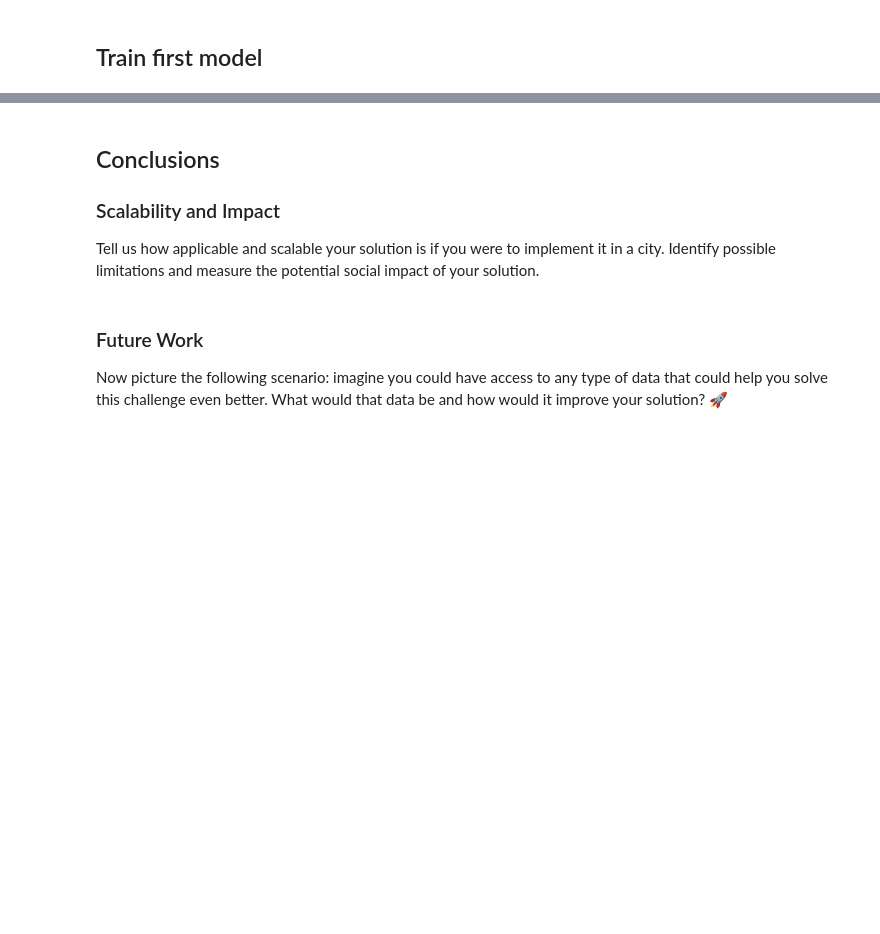
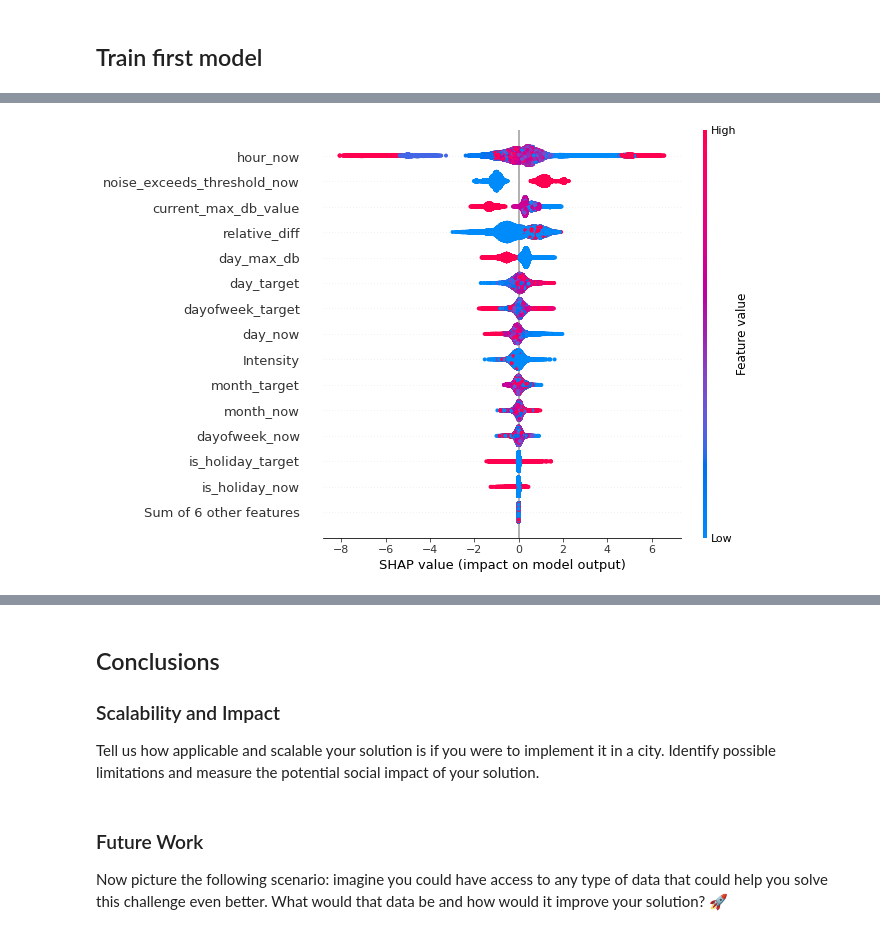
Before and after one commit to TiagoFilipeSousaGoncalves/wdl-tech-moguls, a Jupyter notebook: finals/Deliverable.ipynb, the cells around one changed output, grey strips where cells are left out. Drawn from its saved outputs; the diff is of its cells as text; code cells hidden in the pictures; blank space fills up the shorter version.

```diff
--- a/finals/Deliverable.ipynb
+++ b/finals/Deliverable.ipynb
@@ -337,7 +234,7 @@ for indice, row in sensor_list.iterrows():
     folium.Marker(
         location=[row["Lat"], row["Long"]],
         popup=row['address'],
-        icon=folium.Icon(color="red", icon='automobile', prefix='fa')
+        icon=folium.Icon(color="red", icon='volume-up', prefix='fa')
         ).add_to(m)
 
 m
@@ -458,6 +360,8 @@ COLS_TO_REMOVE = [
     'target_Intensity_24h',
     'date_col_Intensity',
     'noise_exceeds_threshold_target',
+    'Timestamp_trunc',
+    'complaint_followed'
     #'average_intensity_next_3h',
     #'noise_exceeds_threshold_target_2'
 ]
@@ -491,10 +430,10 @@ y_train = X_train['noise_exceeds_threshold_target']
 
 # We train an XGBoost Regressor.
 # Since it is a decision tree, it becomes easier to explain the decisions of our model
-xgb = XGBClassifier(n_estimators=100)
+xgb_noise = XGBClassifier(n_estimators=100)
 
 # We train our model
-xgb.fit(X_train[COLS_TO_KEEP].fillna(9999).astype(float), y_train)
+xgb_noise.fit(X_train[COLS_TO_KEEP].fillna(9999).astype(float), y_train)
 
-y_pred = xgb.predict_proba(X_test[COLS_TO_KEEP].fillna(9999).astype(float))
-X_test['pred_score'] = y_pred[:, 1]
+y_pred = xgb_noise.predict_proba(X_test[COLS_TO_KEEP].fillna(9999).astype(float))
+X_test['pred_score_noise'] = y_pred[:, 1]
@@ -508,0 +455,13 @@ print("ROC AUC", roc_auc_score(X_test['noise_exceeds_threshold_target'], y_pred[
+# %%
+import shap
+# Shap explanation
+
+# We now explain the model's predictions using SHAP
+# (same syntax works for LightGBM, CatBoost, scikit-learn, transformers, Spark, etc.)
+explainer = shap.Explainer(xgb_noise)
+shap_values_noise = explainer(X_test[COLS_TO_KEEP].fillna(9999).astype(float))
+
+# Let's get a nice plot with the shap values so you can have an intuition on the rationale behind the model learned by the XGBoost Regressor
+shap.plots.beeswarm(shap_values_noise, max_display=15)
+# %% [output]
+[figure, added]
```
Also changed, not shown: parts of 40 cells of this notebook.
